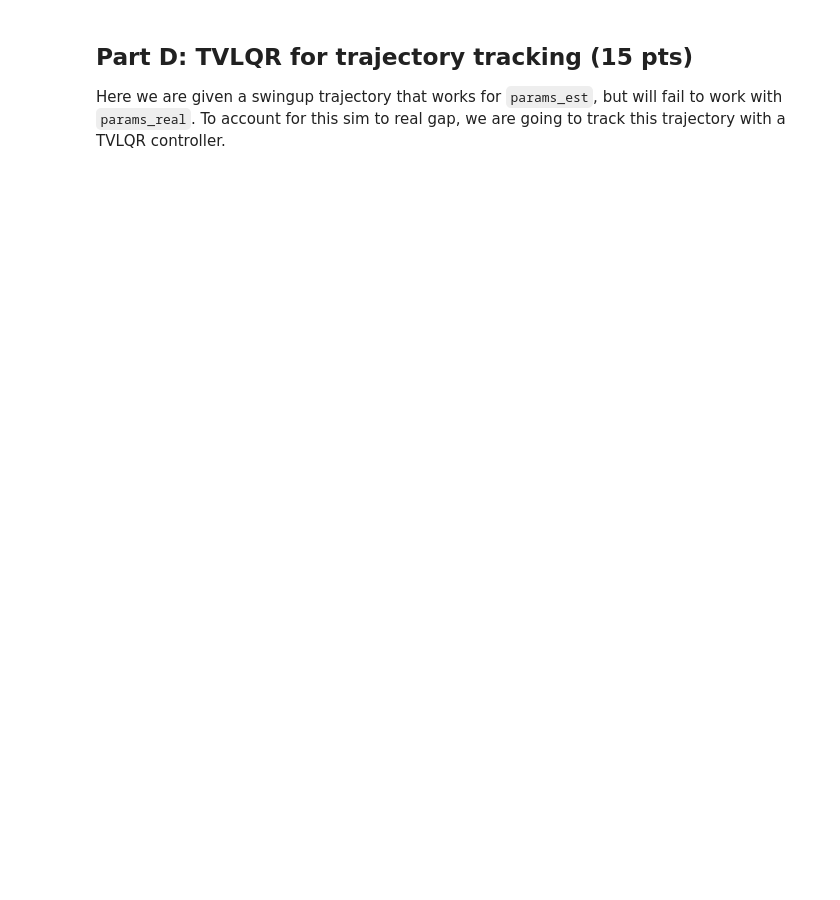
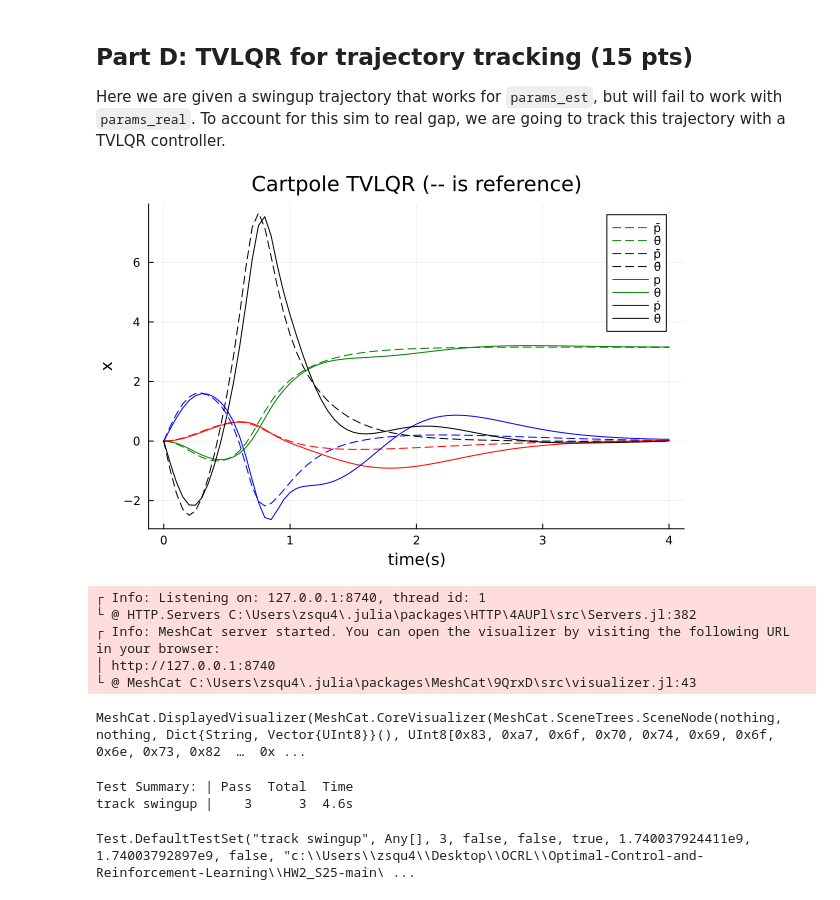
Before and after one commit to zsqu4re/Optimal-Control-and-Reinforcement-Learning, a Jupyter notebook: HW2_S25-main/Q2.ipynb, the cells around one changed output. Cells and saved outputs as stored; diff of their text form; code cells hidden in the pictures; blank space fills up the shorter version.

```diff
--- a/HW2_S25-main/Q2.ipynb
+++ b/HW2_S25-main/Q2.ipynb
@@ -376,32 +459,61 @@ Here we are given a swingup trajectory that works for `params_est`, but will fai
     Q = diagm([1,1,.05,.1])
     Qf = 10*Q
     R = 0.05*diagm(ones(nu))
 
     # TODO: solve for tvlqr gains K
+    u = [[0.0] for i = 1:N-1]
 
+    # P,K = fhlqr(A, B, Q, R, Qf, N)
+
+    P = [zeros(nx,nx) for i = 1:N]
+    K = [zeros(nu,nx) for i = 1:N-1]
+
+    # initialize S[N] with Qf
+    P[N] = deepcopy(Qf)
+
+    # Ricatti
+    for k = N-1:-1:1
+        A = FD.jacobian(x -> rk4(params_est, x, Ubar[k],dt), Xbar[k])
+        B = FD.jacobian(u -> rk4(params_est, Xbar[k], u,dt), Ubar[k])
+        K[k] = inv(R + B'*P[k+1]*B)*B'*P[k+1]*A
+        P[k] = Q + A'*P[k+1]*A - A'*P[k+1]*B*K[k]
+    end
 
 
     # TODO: simulate this controlled system with rk4(params_real, ...)
-
-
+    for i = 1:N-1
+        u[i] = -K[i] * (X[i] - Xbar[i]) + Ubar[i]
+        X[i+1] = rk4(params_real, X[i], u[i], dt)
+    end
 
 
     # ---------------tests and plots/animations---------------
     xn = X[N]
     @test norm(xn)>0
     @test 1e-6<norm(xn - Xbar[end])<.2
     @test abs(abs(rad2deg(xn[2])) - 180) < 5 # within 5 degrees
 
     Xm = hcat(X...)
     Xbarm = hcat(Xbar...)
     plot(t_vec,Xbarm',ls=:dash, label = ["p̄" "θ̄" "ṗ̄" "θ̇̄"],lc = [:red :green :blue :black])
     display(plot!(t_vec,Xm',title = "Cartpole TVLQR (-- is reference)",
                  xlabel = "time(s)", ylabel = "x",
                  label = ["p" "θ" "ṗ" "θ̇"],lc = [:red :green :blue :black]))
 
     # animation stuff
     display(animate_cartpole(X, dt))
     # ---------------tests and plots/animations---------------
 
 
 end
+# %% [output]
+[figure, added]
+┌ Info: Listening on: 127.0.0.1:8740, thread id: 1
+└ @ HTTP.Servers C:\Users\zsqu4\.julia\packages\HTTP\4AUPl\src\Servers.jl:382
+┌ Info: MeshCat server started. You can open the visualizer by visiting the following URL in your browser:
+│ http://127.0.0.1:8740
+└ @ MeshCat C:\Users\zsqu4\.julia\packages\MeshCat\9QrxD\src\visualizer.jl:43
+MeshCat.DisplayedVisualizer(MeshCat.CoreVisualizer(MeshCat.SceneTrees.SceneNode(nothing, nothing, Dict{String, Vector{UInt8}}(), UInt8[0x83, 0xa7, 0x6f, 0x70, 0x74, 0x69, 0x6f, 0x6e, 0x73, 0x82  …  0x ...
+Test Summary: | Pass  Total  Time
+track swingup |    3      3  4.6s
+Test.DefaultTestSet("track swingup", Any[], 3, false, false, true, 1.740037924411e9, 1.74003792897e9, false, "c:\\Users\\zsqu4\\Desktop\\OCRL\\Optimal-Control-and-Reinforcement-Learning\\HW2_S25-main\ ...
```
Also changed, not shown: parts of 6 cells of this notebook, 2 other files.
